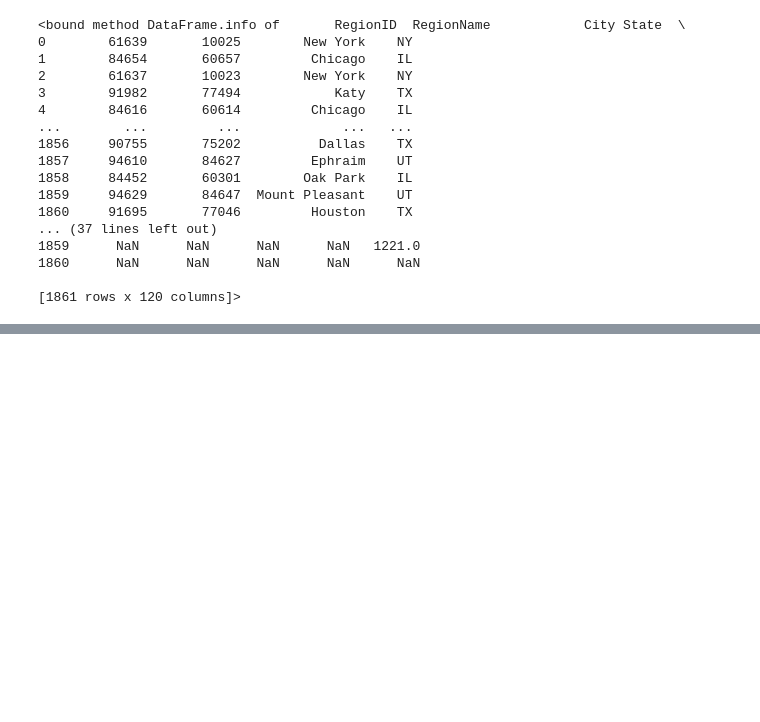
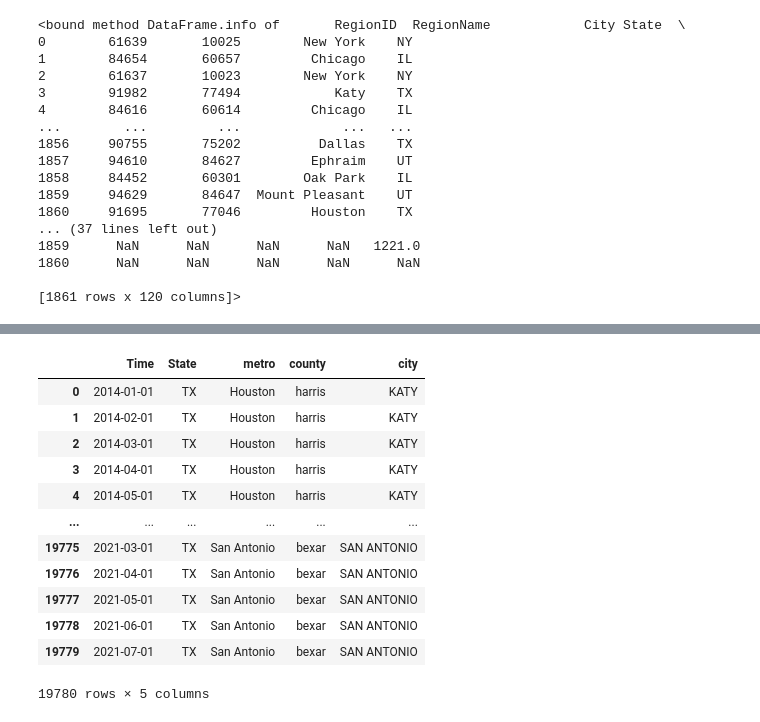
Before and after one commit to HaydenWarren/zri-forecast, a Jupyter notebook: julie/InitialEDA.ipynb, the cells around one changed output, grey strips where cells are left out. Drawn from its saved outputs; the diff is of its cells as text; code cells hidden in the pictures; blank space fills up the shorter version.

```diff
--- a/julie/InitialEDA.ipynb
+++ b/julie/InitialEDA.ipynb
@@ -194,0 +203,16 @@ zri_multi.groupby('State')
+# %%
+categorical_features = categorical_features.drop('')
+# %% [output]
+|  | Time | State | metro | county | city |
+| 0 | 2014-01-01 | TX | Houston | harris | KATY |
+| 1 | 2014-02-01 | TX | Houston | harris | KATY |
+| 2 | 2014-03-01 | TX | Houston | harris | KATY |
+| 3 | 2014-04-01 | TX | Houston | harris | KATY |
+| 4 | 2014-05-01 | TX | Houston | harris | KATY |
+| ... | ... | ... | ... | ... | ... |
+| 19775 | 2021-03-01 | TX | San Antonio | bexar | SAN ANTONIO |
+| 19776 | 2021-04-01 | TX | San Antonio | bexar | SAN ANTONIO |
+| 19777 | 2021-05-01 | TX | San Antonio | bexar | SAN ANTONIO |
+| 19778 | 2021-06-01 | TX | San Antonio | bexar | SAN ANTONIO |
+| 19779 | 2021-07-01 | TX | San Antonio | bexar | SAN ANTONIO |
+19780 rows × 5 columns
```
Also changed, not shown: parts of 30 cells of this notebook, 3 other files.
